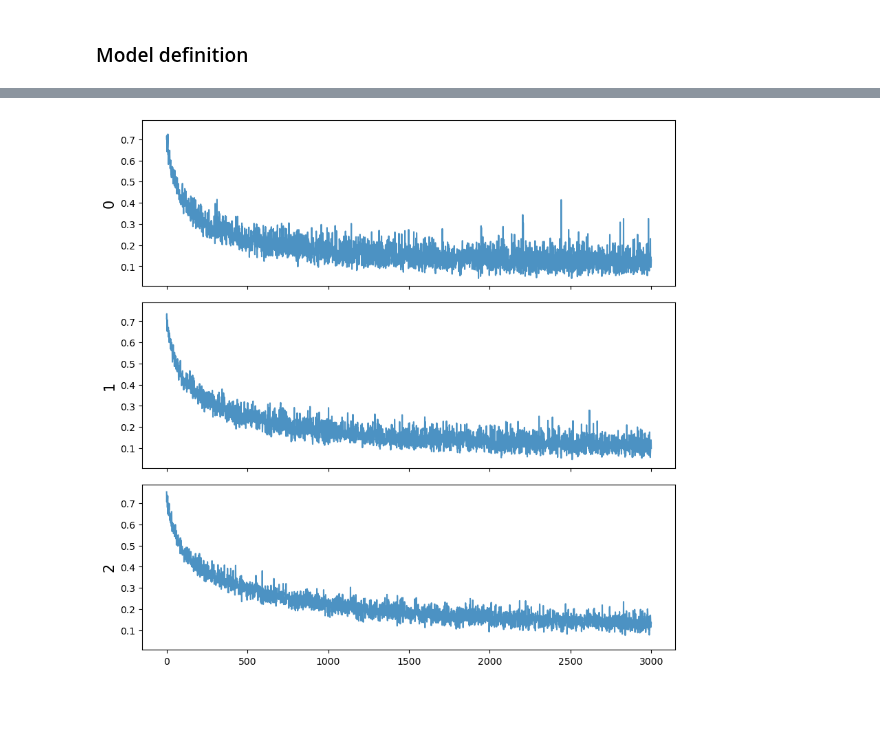
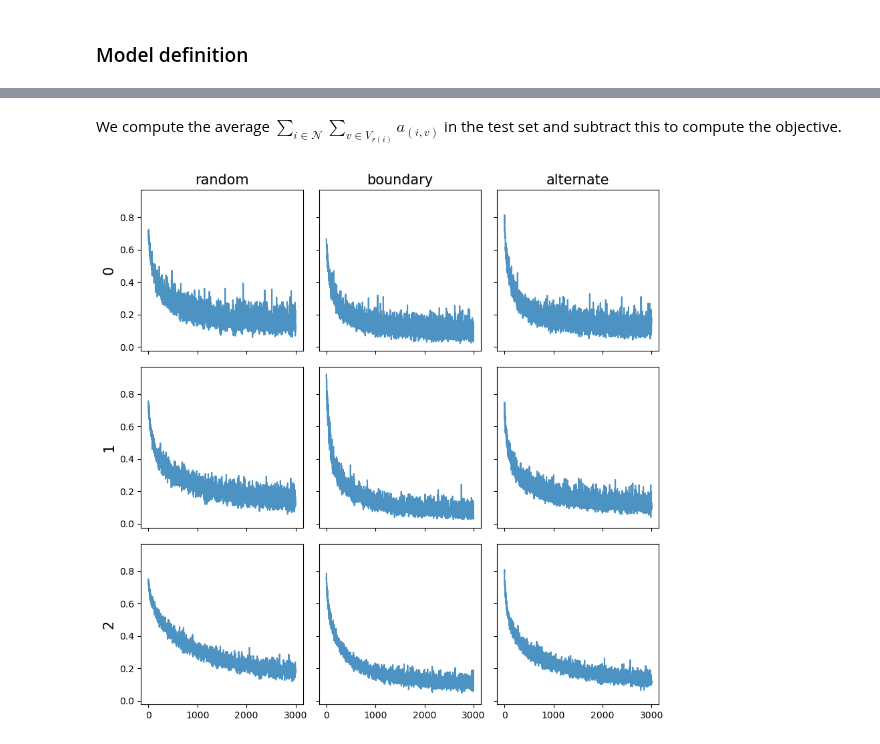
Before and after one commit to jeroenvanriel/traffic-scheduling, a Jupyter notebook: network/imitation_learning.ipynb, the cells around one changed output, grey strips where cells are left out. Drawn from its saved outputs; the diff is of its cells as text; code cells hidden in the pictures; blank space fills up the shorter version.

```diff
--- a/network/imitation_learning.ipynb
+++ b/network/imitation_learning.ipynb
@@ -634,19 +635,31 @@ def train_rnn(train, model, set_id):
 # %%
-def eval_rnn(train, test, set_id):
+def eval_rnn(test, set_id, v_order):
+    states, actions = states_actions[v_order][set_id]
+
     n_intersections = data['grid_n'][set_id] * data['grid_m'][set_id]
     model = RnnGridModel(n_intersections).cpu()
-    model = train_rnn(train, model, set_id)
+
+    model, train_losses = train_rnn(model, states, actions, f"{set_id} {v_order} training")
     model.eval().cpu() # avoid passing data back-and-forth between cpu and gpu
 
     def eval_scheduling(row):
         automaton = Automaton(row['instance'])
         while not automaton.done:
-            v = intersection_orders['alternate'](automaton)
+            v = intersection_orders[v_order](automaton)
             automaton.step(*model.heuristic(automaton, v))
         return automaton.get_obj()
 
-    tqdm.pandas(desc=f"{set_id} evaluating")
-    return test.progress_apply(eval_scheduling, axis=1, result_type='expand').mean()
+    tqdm.pandas(desc=f"{set_id} {v_order} evaluating")
+    obj_eval = test.progress_apply(eval_scheduling, axis=1, result_type='expand').mean()
+
+    return obj_eval, train_losses
 # %%
+train_losses = pd.DataFrame(dtype=object, columns=[f'rnn_{v_order}_obj' for v_order in intersection_orders.keys()])
+
 for set_id in [0, 1, 2]:
-    data.loc[set_id, 'rnn_obj'] = eval_rnn(train[set_id], test[set_id], set_id)
+    for v_order in intersection_orders.keys():
+        name = f'rnn_{v_order}_obj'
+
+        obj, losses = eval_rnn(test[set_id], set_id, v_order)
+        data.loc[set_id, name] = obj
+        train_losses.at[set_id, name] = losses
@@ -667,0 +675,2 @@ data[['n_arrivals', 'grid_m', 'grid_n', 'exhaustive_gap', 'rnn_gap']]
+# %% [markdown]
+We compute the average $\sum_{i \in \mathcal{N}} \sum_{v \in V_{r(i)}} a_{(i, v)}$ in the test set and subtract this to compute the objective.
@@ -668,15 +705,18 @@ data[['n_arrivals', 'grid_m', 'grid_n', 'exhaustive_gap', 'rnn_gap']]
 # %%
 fig = plt.figure(figsize=(10,10))
-gs = fig.add_gridspec(nrows=len(neural_train_losses), ncols=1, hspace=0.1, wspace=0.1)
+r, c = train_losses.shape
+gs = fig.add_gridspec(nrows=r, ncols=c, hspace=0.1, wspace=0.1)
 axes = gs.subplots(sharex=True, sharey=True)
 
-for ax, train_losses in zip(axes.T.flatten(), neural_train_losses):
-    ax.plot(train_losses, alpha=0.8, label='training')
+for ax, losses in zip(axes.T.flatten(), train_losses.T.stack().values):
+    ax.plot(losses, alpha=0.8, label='training')
 
-for ax, label in zip(axes, ['0', '1', '2']):
+for ax, label in zip(axes[:, 0], ['0', '1', '2']):
     ax.set_ylabel(label, size=15)
+for ax, label in zip(axes[0, :], ['random', 'boundary', 'alternate']):
+    ax.set_title(label, size=15)
 
 plt.savefig(f'neural_fit.pdf')
 plt.show()
 # %% [output]
-[figure, old version]
+[figure, new version]
```
Also changed, not shown: parts of 14 cells of this notebook.
